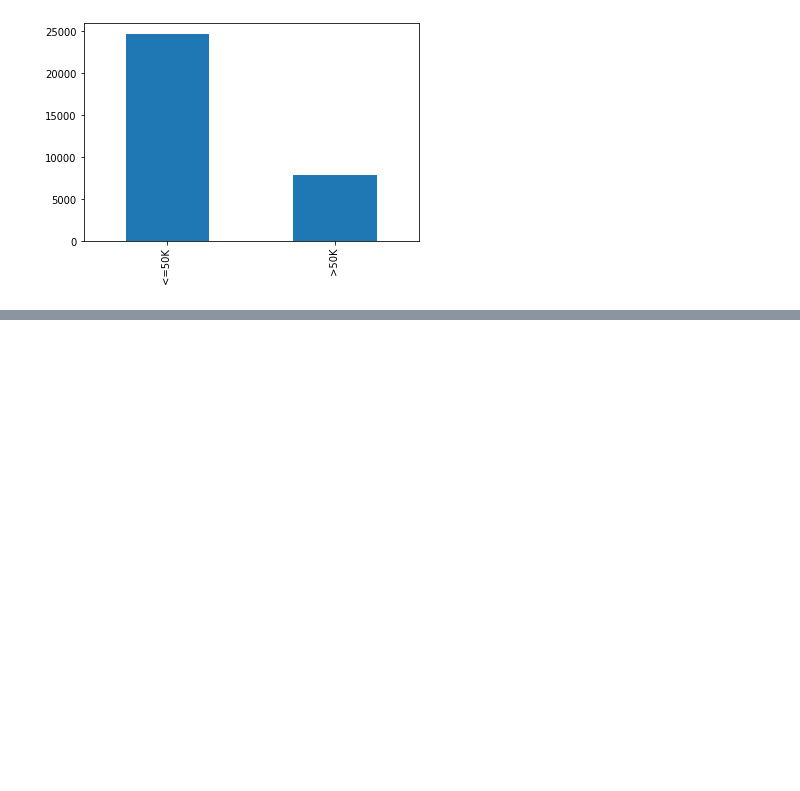
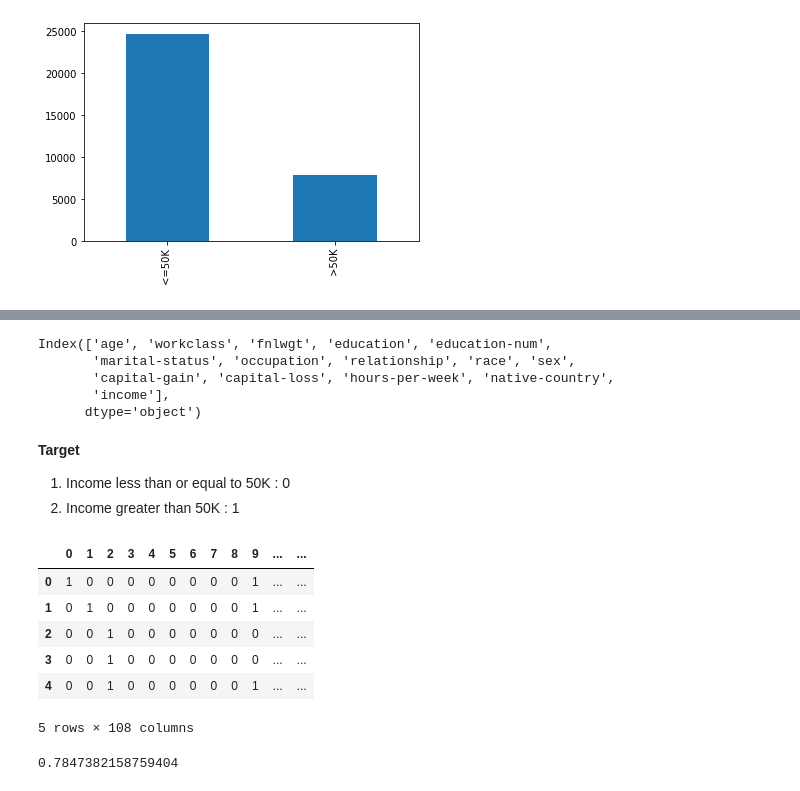
Before and after one commit to yogeshtak/Income-Classification-ML, a Jupyter notebook: Income Classification.ipynb, the cells around one changed output, grey strips where cells are left out. Drawn from its saved outputs; the diff is of its cells as text; code cells hidden in the pictures; blank space fills up the shorter version.

Commit message:
first model

```diff
--- a/Income Classification.ipynb
+++ b/Income Classification.ipynb
@@ -131,0 +157,2 @@ Name: income, dtype: int64
+# %%
+data['income'] = data['income'].map({" <=50K": 0, " >50K": 1})
@@ -131,0 +168,41 @@ Name: income, dtype: int64
+# %%
+data.columns
+# %% [output]
+Index(['age', 'workclass', 'fnlwgt', 'education', 'education-num',
+       'marital-status', 'occupation', 'relationship', 'race', 'sex',
+       'capital-gain', 'capital-loss', 'hours-per-week', 'native-country',
+       'income'],
+      dtype='object')
+# %% [markdown]
+**Target**
+1. Income less than or equal to 50K : 0
+2. Income greater than 50K : 1
+# %%
+#split X and y
+X = data.drop('income',axis=1)
+y = data['income']
+
+
+#conveting categorical data into numerical data
+import category_encoders as ce
+from sklearn.preprocessing import OneHotEncoder
+from sklearn.compose import ColumnTransformer
+
+categorical_features = ['workclass','education','marital-status','occupation',
+                        'relationship','race','sex','native-country']
+one_hot = ce.OneHotEncoder()
+transformer = ColumnTransformer([("one_hot", one_hot, categorical_features)],
+                                remainder = "passthrough") #pass through columns not specified in categorical features
+
+transformed_X = transformer.fit_transform(X)
+# %%
+transformed_X = pd.DataFrame(transformed_X)
+transformed_X.head()
+# %% [output]
+|  | 0 | 1 | 2 | 3 | 4 | 5 | 6 | 7 | 8 | 9 | ... | ... |
+| 0 | 1 | 0 | 0 | 0 | 0 | 0 | 0 | 0 | 0 | 1 | ... | ... |
+| 1 | 0 | 1 | 0 | 0 | 0 | 0 | 0 | 0 | 0 | 1 | ... | ... |
+| 2 | 0 | 0 | 1 | 0 | 0 | 0 | 0 | 0 | 0 | 0 | ... | ... |
+| 3 | 0 | 0 | 1 | 0 | 0 | 0 | 0 | 0 | 0 | 0 | ... | ... |
+| 4 | 0 | 0 | 1 | 0 | 0 | 0 | 0 | 0 | 0 | 1 | ... | ... |
+5 rows × 108 columns
@@ -131,0 +211,11 @@ Name: income, dtype: int64
+# %%
+from sklearn.model_selection import train_test_split
+
+X_train, X_test, y_train, y_test = train_test_split(transformed_X,y, test_size=0.2)
+
+model = LinearSVC()
+model.fit(X_train,y_train)
+
+model.score(X_test,y_test)
+# %% [output]
+0.7847382158759404
```
Also changed, not shown: parts of 5 cells of this notebook.
